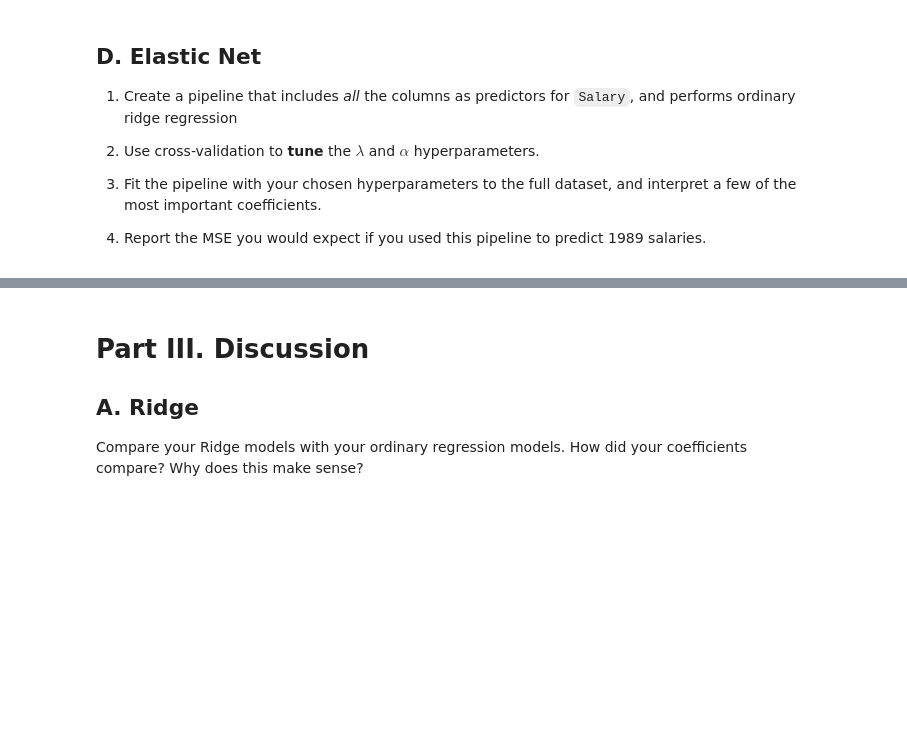
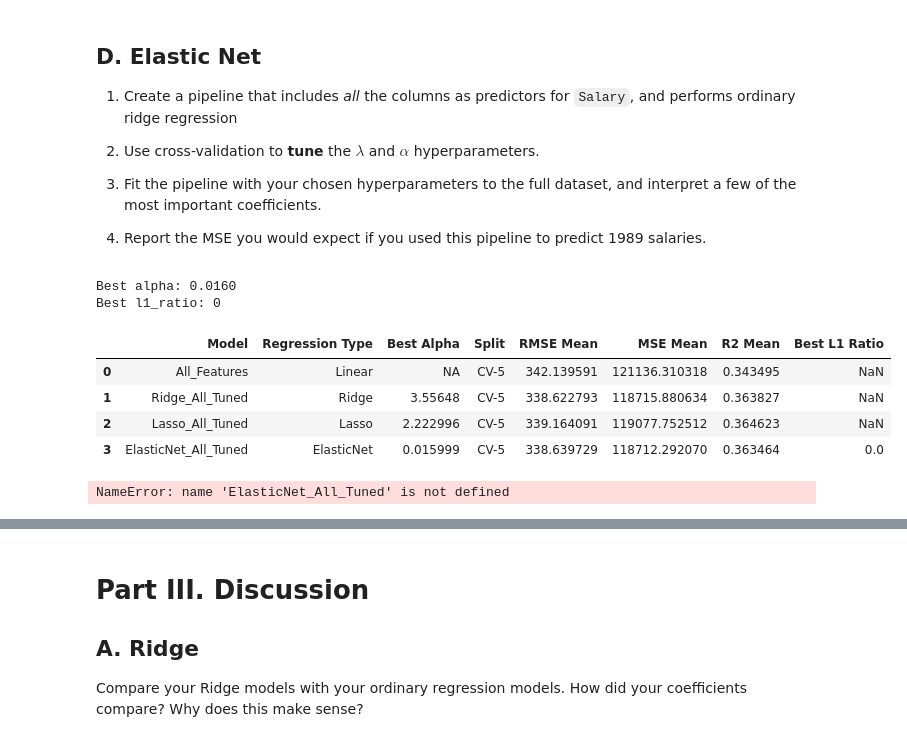
Before and after one commit to PharaohPooh/GSB_544, a Jupyter notebook: Week_7/Lab 6- Variable Selection and Regularization.ipynb, the cells around one changed output, grey strips where cells are left out. Drawn from its saved outputs; the diff is of its cells as text; code cells hidden in the pictures; blank space fills up the shorter version.

```diff
--- a/Week_7/Lab 6- Variable Selection and Regularization.ipynb
+++ b/Week_7/Lab 6- Variable Selection and Regularization.ipynb
@@ -123,3 +368,60 @@ A couple notes about this lab:
 3.  Fit the pipeline with your chosen hyperparameters to the full dataset, and interpret a few of the most important coefficients.
 
 4.  Report the MSE you would expect if you used this pipeline to predict 1989 salaries.
+# %%
+# Model Name
+model_name = "ElasticNet_All_Tuned"
+regression_type = "ElasticNet"
+
+# Pipeline with ElasticNet
+pipe = Pipeline([
+    ("preprocess", ct),
+    ("elasticnet", ElasticNet())
+])
+
+# GridSearchCV
+param_grid = {
+    'elasticnet__alpha': np.logspace(-2, 3, 50),
+    'elasticnet__l1_ratio': [0, 0.25, 0.5, 0.75, 1]
+}
+gscv = GridSearchCV(pipe, param_grid, cv=5, scoring='neg_mean_squared_error')
+gscv.fit(X, y)
+
+# Add best model to Library
+model_library[model_name] = gscv.best_estimator_
+
+# Get best Alpha and L1
+best_alpha = gscv.best_params_['elasticnet__alpha']
+best_l1_ratio = gscv.best_params_['elasticnet__l1_ratio']
+
+print(f"Best alpha: {best_alpha:.4f}")
+print(f"Best l1_ratio: {best_l1_ratio}")
+
+# Metrics Calculation using best model
+rmse = cross_val_score(gscv.best_estimator_, X, y, cv=5, scoring='neg_root_mean_squared_error')
+mse = cross_val_score(gscv.best_estimator_, X, y, cv=5, scoring='neg_mean_squared_error')
+r2 = cross_val_score(gscv.best_estimator_, X, y, cv=5, scoring='r2')
+
+# Metrics Storage
+records.append({
+    "Model": model_name,
+    "Regression Type": regression_type,
+    "Best Alpha": best_alpha,
+    "Best L1 Ratio": best_l1_ratio,
+    "Split": "CV-5",
+    "RMSE Mean": -rmse.mean(),
+    "MSE Mean": -mse.mean(),
+    "R2 Mean": r2.mean()
+})
+
+# Display
+cumulative_models = pd.DataFrame(records)
+cumulative_models
+# %% [output]
+Best alpha: 0.0160
+Best l1_ratio: 0
+|  | Model | Regression Type | Best Alpha | Split | RMSE Mean | MSE Mean | R2 Mean | Best L1 Ratio |
+| 0 | All_Features | Linear | NA | CV-5 | 342.139591 | 121136.310318 | 0.343495 | NaN |
+| 1 | Ridge_All_Tuned | Ridge | 3.55648 | CV-5 | 338.622793 | 118715.880634 | 0.363827 | NaN |
+| 2 | Lasso_All_Tuned | Lasso | 2.222996 | CV-5 | 339.164091 | 119077.752512 | 0.364623 | NaN |
+| 3 | ElasticNet_All_Tuned | ElasticNet | 0.015999 | CV-5 | 338.639729 | 118712.292070 | 0.363464 | 0.0 |
@@ -125,0 +439,4 @@ A couple notes about this lab:
+# %%
+show_top_coefficients(ElasticNet_All_Tuned, elasticnet, n=10)
+# %% [output]
+NameError: name 'ElasticNet_All_Tuned' is not defined
```
Also changed, not shown: parts of 16 cells of this notebook.
